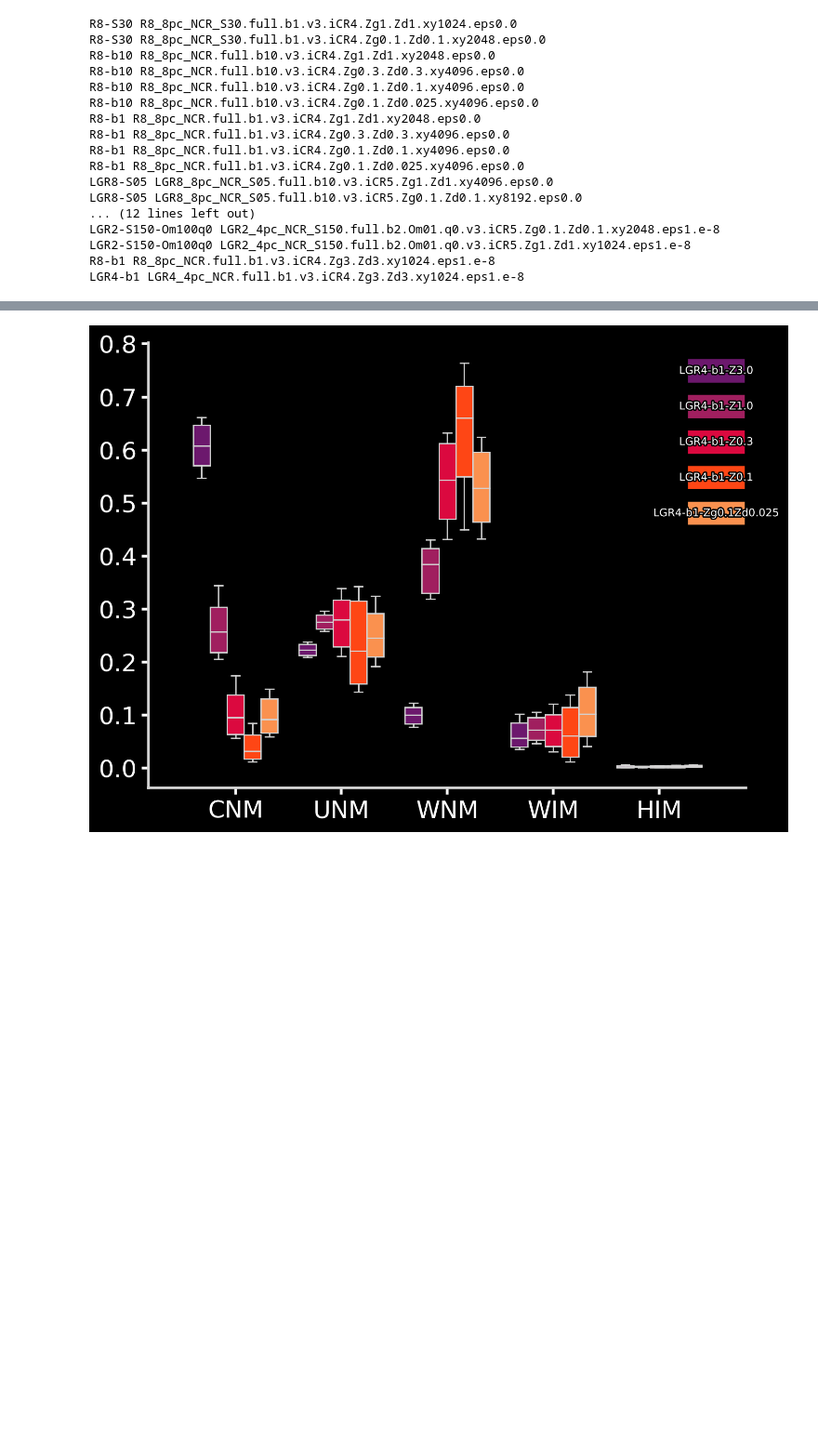
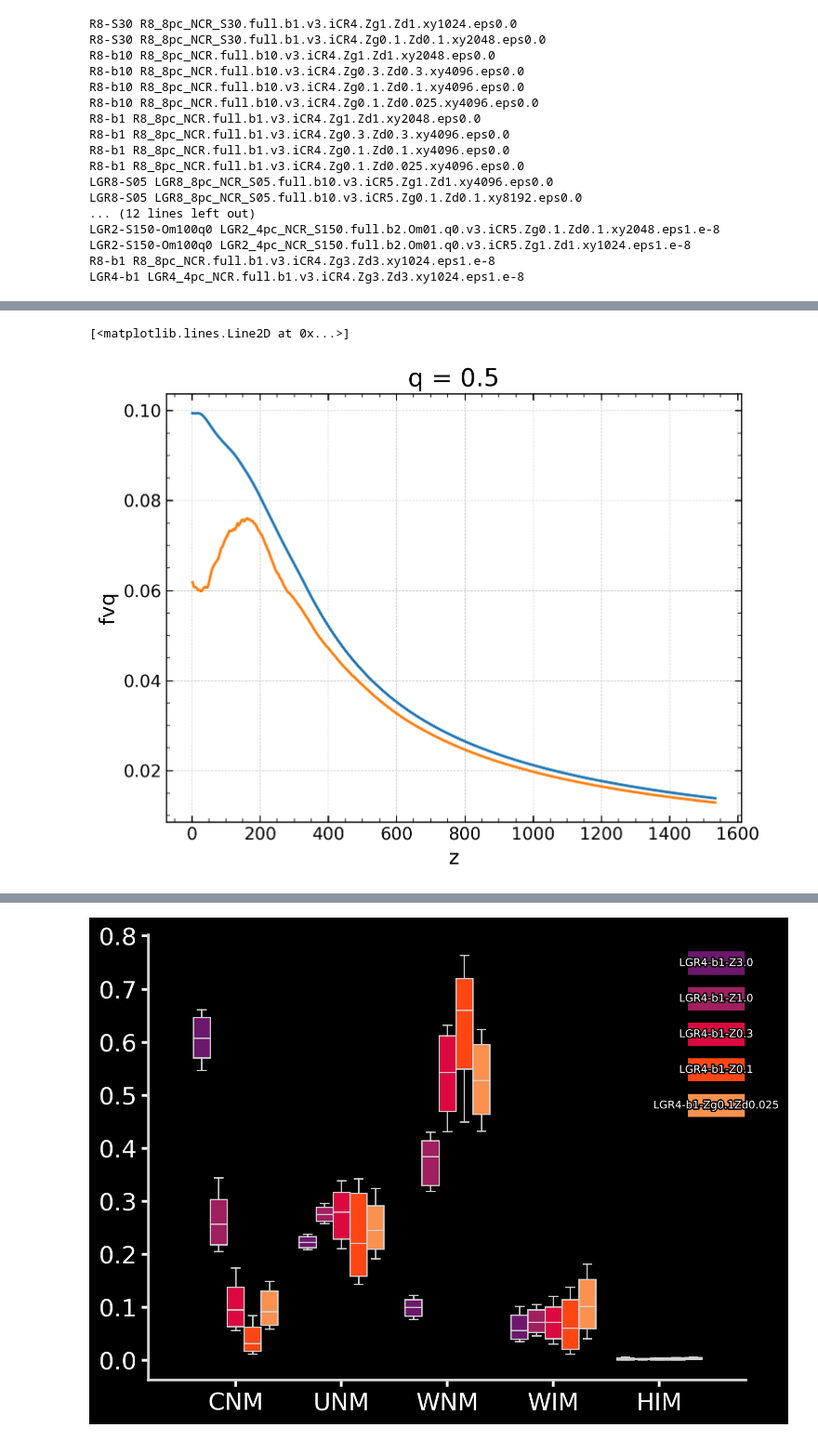
Before and after one commit to changgoo/TIGRESS-NCR-lowZ, a Jupyter notebook: notebook/10-filling-factors.ipynb, the cells around one changed output, grey strips where cells are left out. Shown at 93% size. Drawn from its saved outputs; the diff is of its cells as text; code cells hidden in the pictures; blank space fills up the shorter version.

```diff
--- a/notebook/10-filling-factors.ipynb
+++ b/notebook/10-filling-factors.ipynb
@@ -43,0 +220,6 @@ s = pdata.sa.set_model(pdata.mlist[0])
+# %%
+dset["fv"].plot()
+dset["fvq"].sel(q=0.5).plot()
+# %% [output]
+[<matplotlib.lines.Line2D at 0x...>]
+[figure, added]
```
Also changed, not shown: parts of 15 cells of this notebook, 2 other files.
